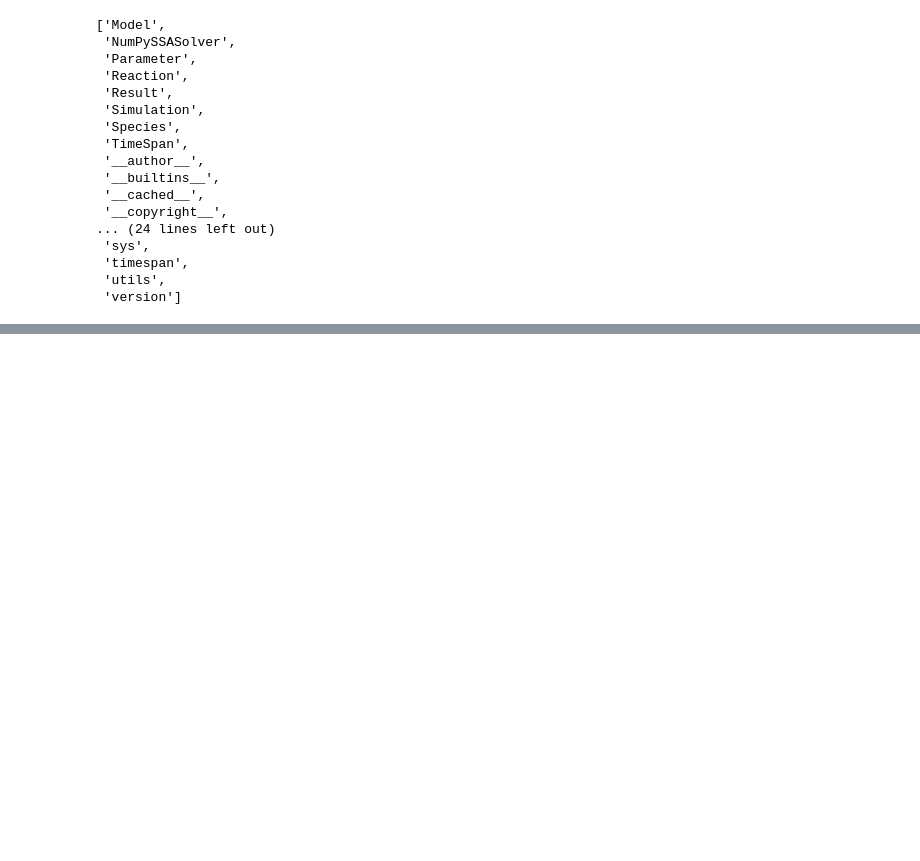
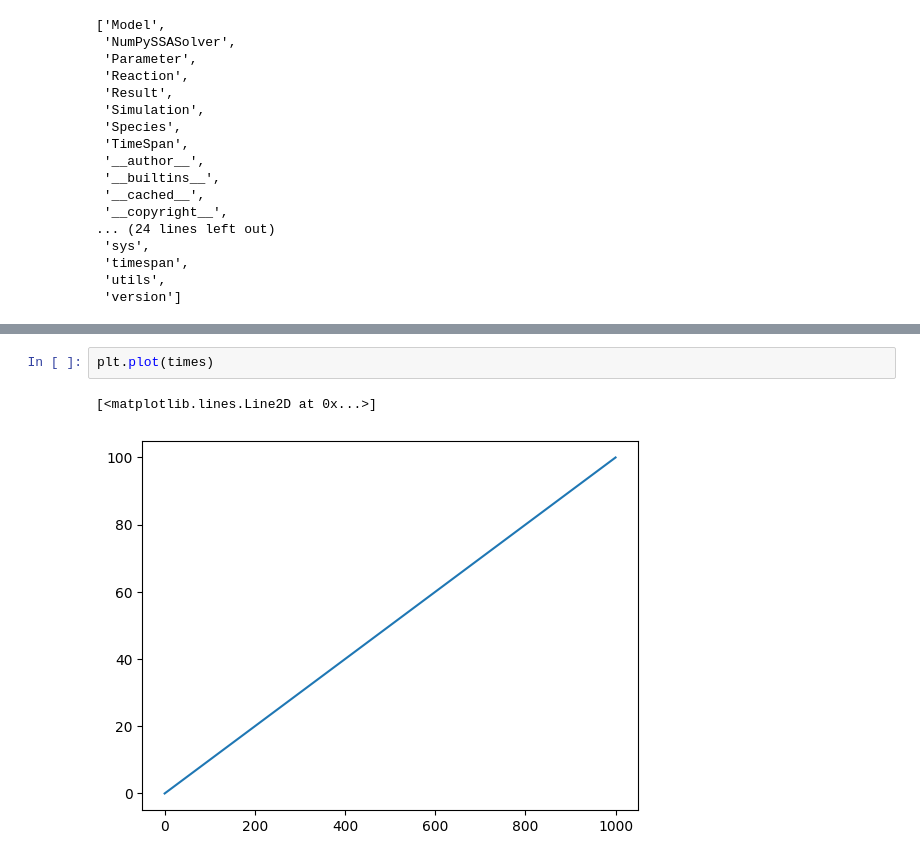
Before and after one commit to GillesPy3D/GillesPy3D, a Jupyter notebook: simulation_lib/reference/NonSpatial-Dimerization.ipynb, the cells around one changed output, grey strips where cells are left out. Saved outputs shown, nothing was run; the diff lists cells and outputs as text; blank space fills up the shorter version.

```diff
--- a/simulation_lib/reference/NonSpatial-Dimerization.ipynb
+++ b/simulation_lib/reference/NonSpatial-Dimerization.ipynb
@@ -144,0 +145,5 @@ plt.show()
+# %%
+plt.plot(times)
+# %% [output]
+[<matplotlib.lines.Line2D at 0x...>]
+[figure, added]
```
Also changed, not shown: parts of 2 cells of this notebook, 5 other files.
